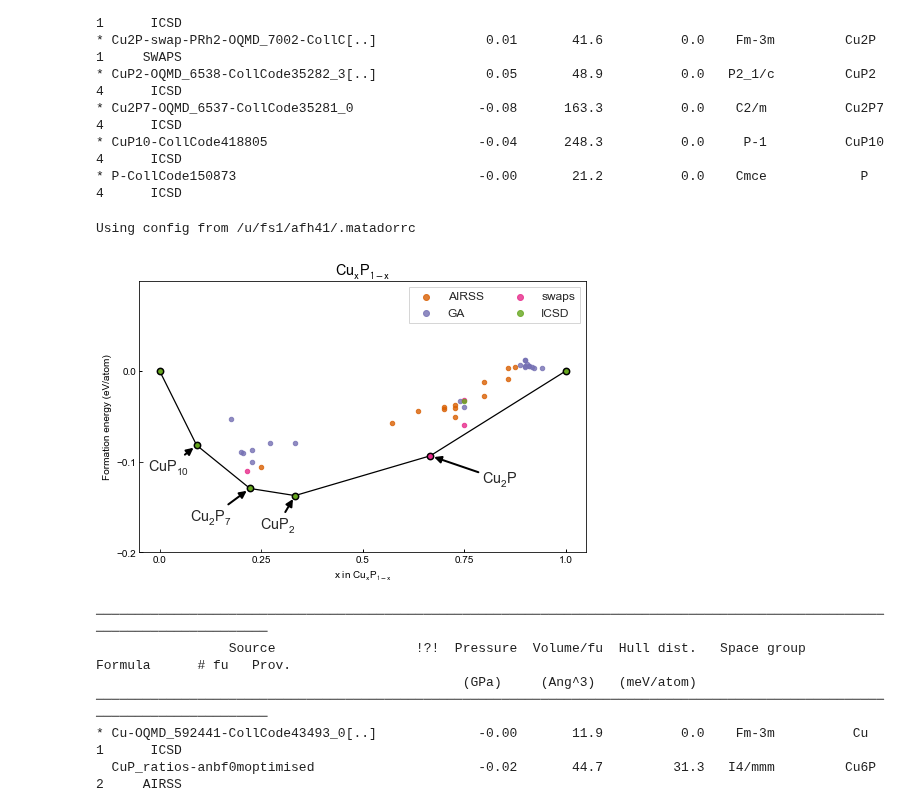
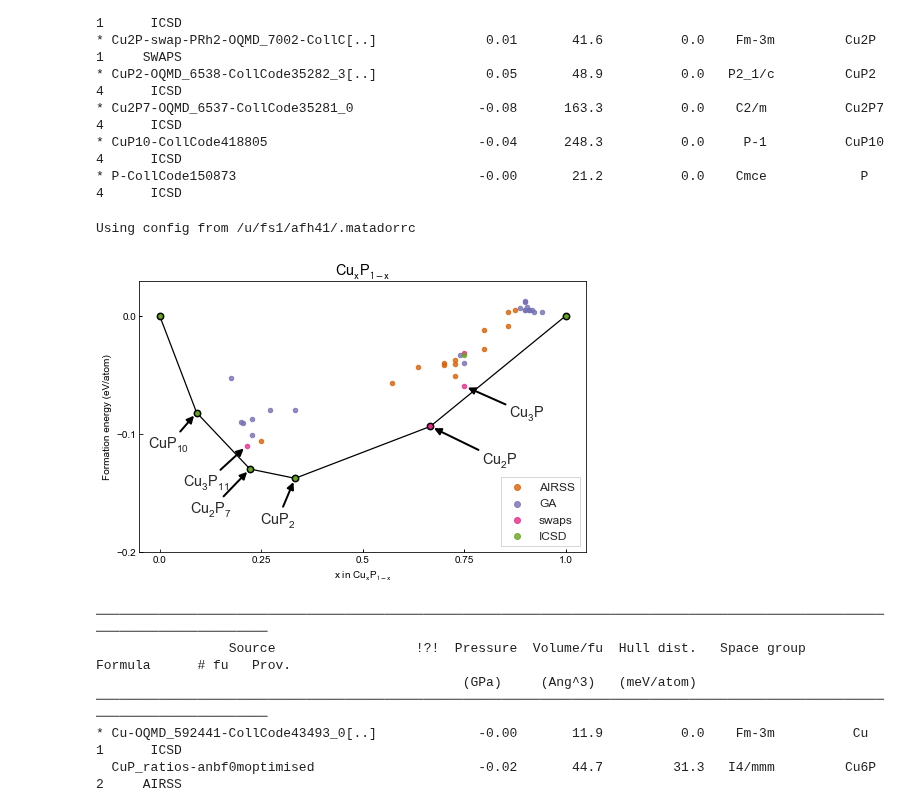
Before and after one commit to harpaf13/data.copper-phosphides, a Jupyter notebook: CuP_results.ipynb, the cells around one changed output. Drawn from its saved outputs; the diff is of its cells as text; code cells hidden in the pictures.

```diff
--- a/CuP_results.ipynb
+++ b/CuP_results.ipynb
@@ -90,27 +90,28 @@ polished_hull = QueryConvexHull(
 # %%
 from matador.plotting import plot_2d_hull
 import matplotlib.pyplot as plt
 fig, ax = plt.subplots(figsize=(8, 5))
 ax = plot_2d_hull(
     polished_hull,
     ax=ax,
-    label_cutoff=8e-3,
+    label_cutoff=0.02,
     colour_by_source=True,
     hull_cutoff=0.01,
     plot_hull_points=False,
     show=False,
     alpha=0.8,
     label_offset=(1.15, 0.02),
-    eform_limits=(-0.2, 0.1),
+    eform_limits=(-0.2, 0.03),
     sources=['AIRSS', 'GA', 'SWAPS', 'ICSD','OQMD'],
     source_labels=['AIRSS', 'GA','swaps','ICSD','OQMD']
 )
 ax.set_yticks([-0.2, -0.1, 0])
 ax.tick_params(direction='in')
+ax.legend(loc='lower right')
 plt.savefig('CuP-convex-hull.png',bbox_inches='tight',transparent=True)
 # %% [output]
 Using config from /u/fs1/afh41/.matadorrc
-[figure, old version]
+[figure, new version]
 # %%
 from matador.utils.cursor_utils import display_results
 # Print a table of all the structures with negative formation energy which are also within 50 meV of hull
```
Also changed, not shown: parts of 7 cells of this notebook.
